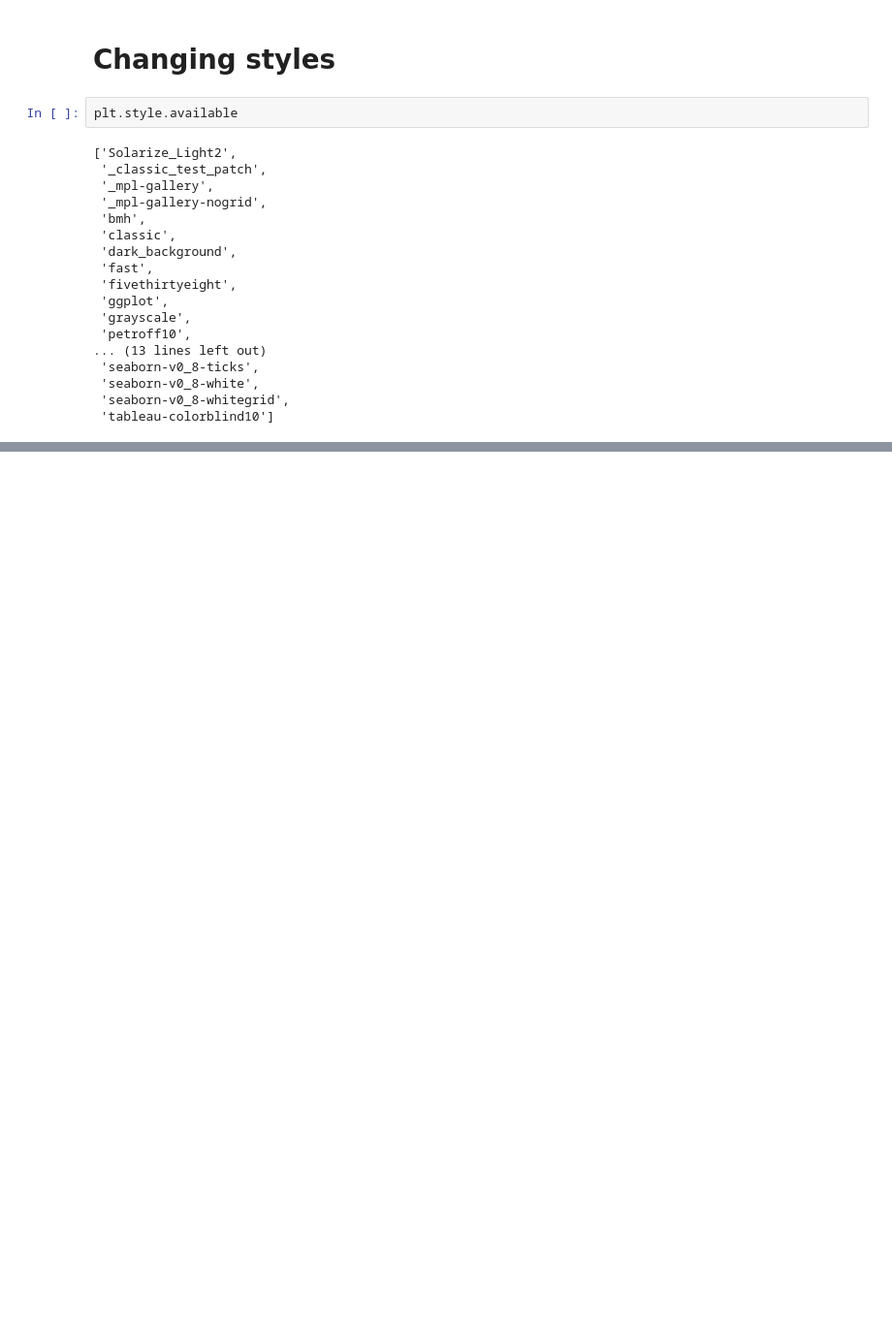
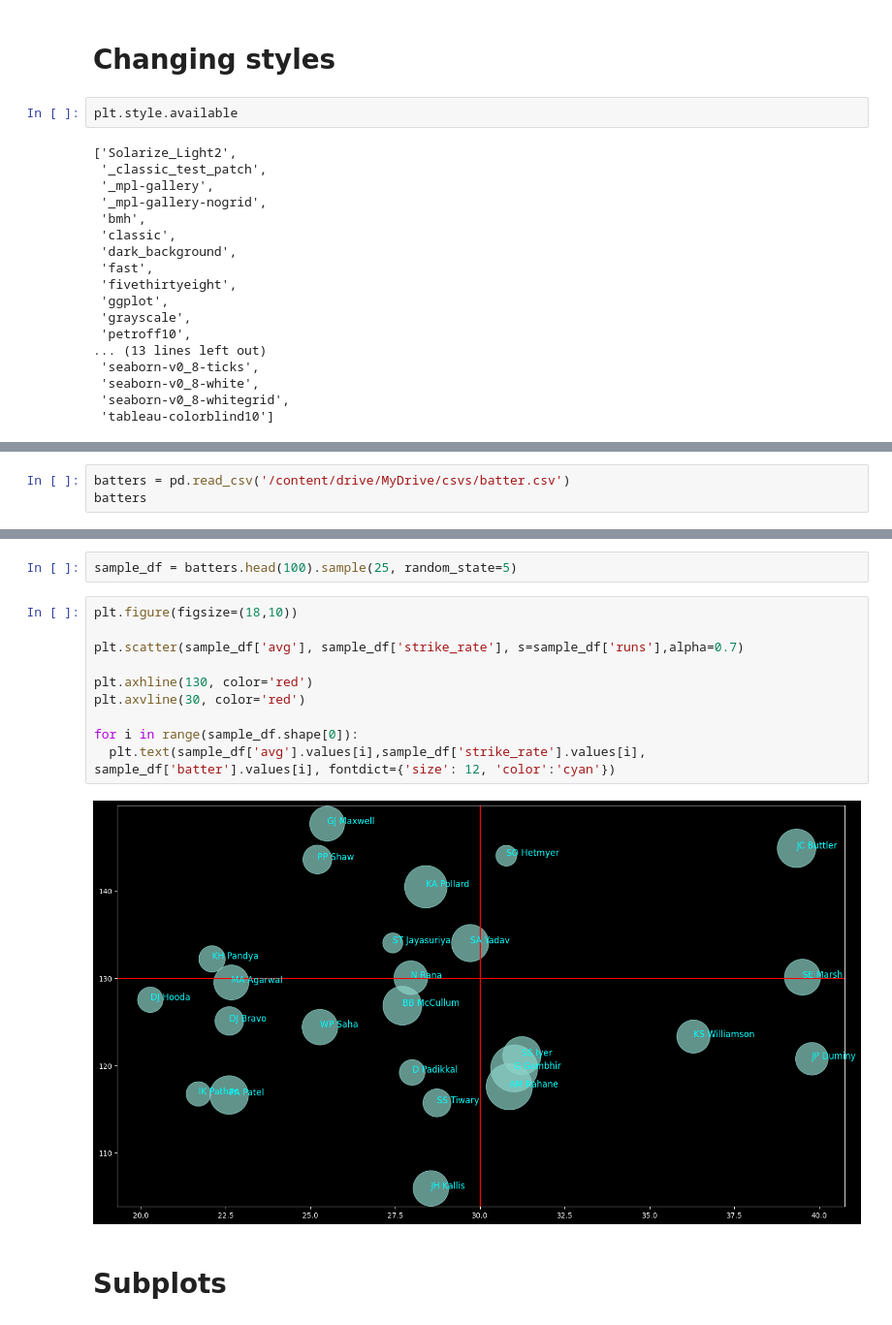
Before and after one commit to RazyAnas/MachineLearning, a Jupyter notebook: Matplotlib.ipynb, the cells around one changed output, grey strips where cells are left out. Shown at 97% size. Saved outputs shown, nothing was run; the diff lists cells and outputs as text; blank space fills up the shorter version.

```diff
--- a/Matplotlib.ipynb
+++ b/Matplotlib.ipynb
@@ -417,0 +462,3 @@ plt.savefig('sample.png')
+# %%
+batters = pd.read_csv('/content/drive/MyDrive/csvs/batter.csv')
+batters
@@ -417,0 +479,16 @@ plt.savefig('sample.png')
+# %%
+sample_df = batters.head(100).sample(25, random_state=5)
+# %%
+plt.figure(figsize=(18,10))
+
+plt.scatter(sample_df['avg'], sample_df['strike_rate'], s=sample_df['runs'],alpha=0.7)
+
+plt.axhline(130, color='red')
+plt.axvline(30, color='red')
+
+for i in range(sample_df.shape[0]):
+  plt.text(sample_df['avg'].values[i],sample_df['strike_rate'].values[i], sample_df['batter'].values[i], fontdict={'size': 12, 'color':'cyan'})
+# %% [output]
+[figure, added]
+# %% [markdown]
+# Subplots
```
Also changed, not shown: parts of 64 cells of this notebook.
